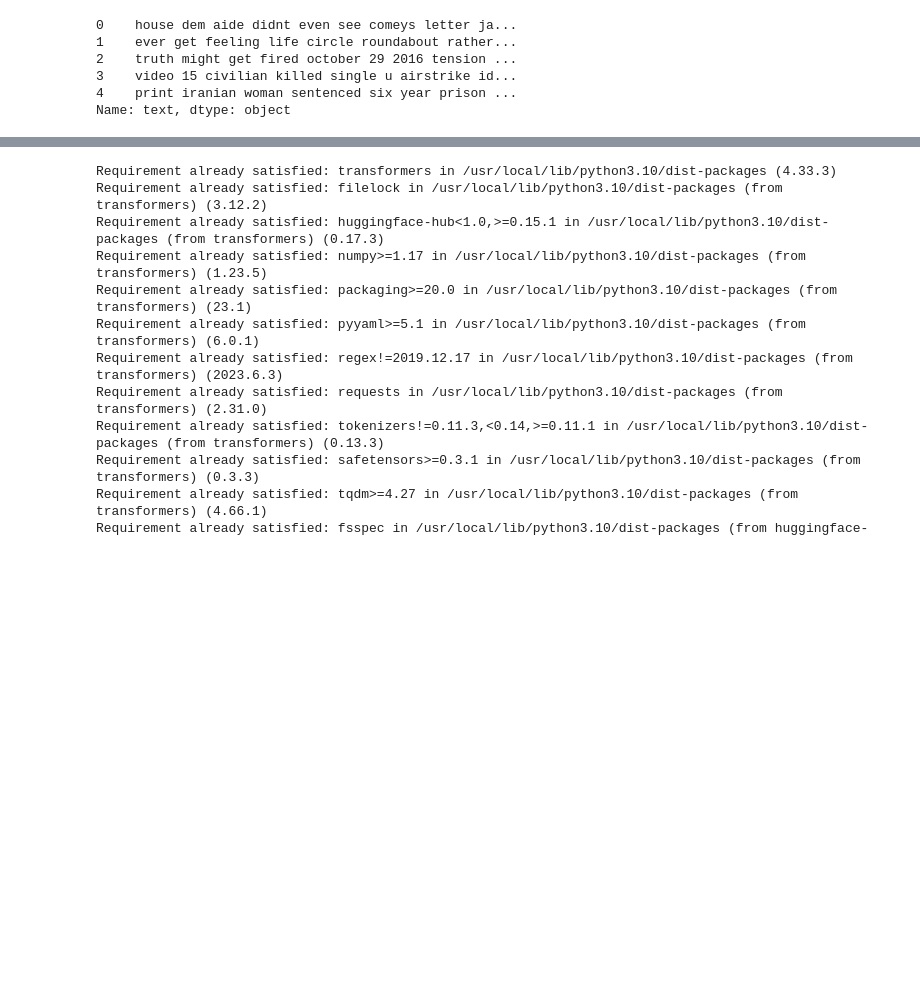
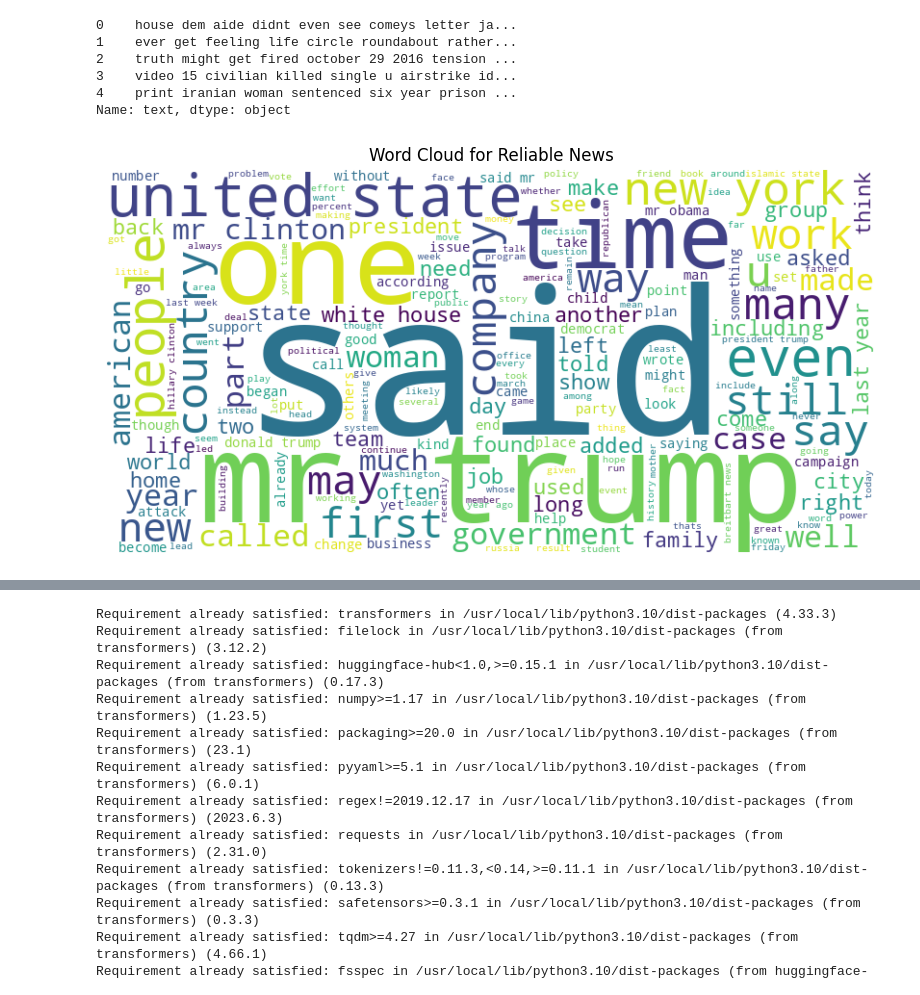
Before and after one commit to rahulkhattri0/Fake-news-detection, a Jupyter notebook: FakeNews.ipynb, the cells around one changed output, grey strips where cells are left out. Drawn from its saved outputs; the diff is of its cells as text; code cells hidden in the pictures; blank space fills up the shorter version.

Commit message:
Add data visualizations

```diff
--- a/FakeNews.ipynb
+++ b/FakeNews.ipynb
@@ -93,3 +93,28 @@ print(df['text'].head())
 3    video 15 civilian killed single u airstrike id...
 4    print iranian woman sentenced six year prison ...
 Name: text, dtype: object
+# %%
+#Data Visualization
+#Word Cloud
+'''
+A word cloud is a data visualization technique that displays the most frequently occurring words in a piece of text data.
+It provides a visual representation of text data where the size of each word is proportional to its frequency in the text.
+Common words are typically displayed in a larger and bolder font, making them more prominent in the visualization.
+'''
+from wordcloud import WordCloud
+import matplotlib.pyplot as plt
+
+# Concatenate all the text in your dataset (either reliable or unreliable)
+text = ' '.join(df[df['label'] == 0]['text'])  # Replace with your dataset
+
+# Create the word cloud
+wordcloud = WordCloud(width=800, height=400, background_color='white').generate(text)
+
+# Display the word cloud
+plt.figure(figsize=(10, 5))
+plt.imshow(wordcloud, interpolation='bilinear')
+plt.axis("off")
+plt.title("Word Cloud for Reliable News")
+plt.show()
+# %% [output]
+[figure, added]
```
Also changed, not shown: parts of 4 cells of this notebook.
